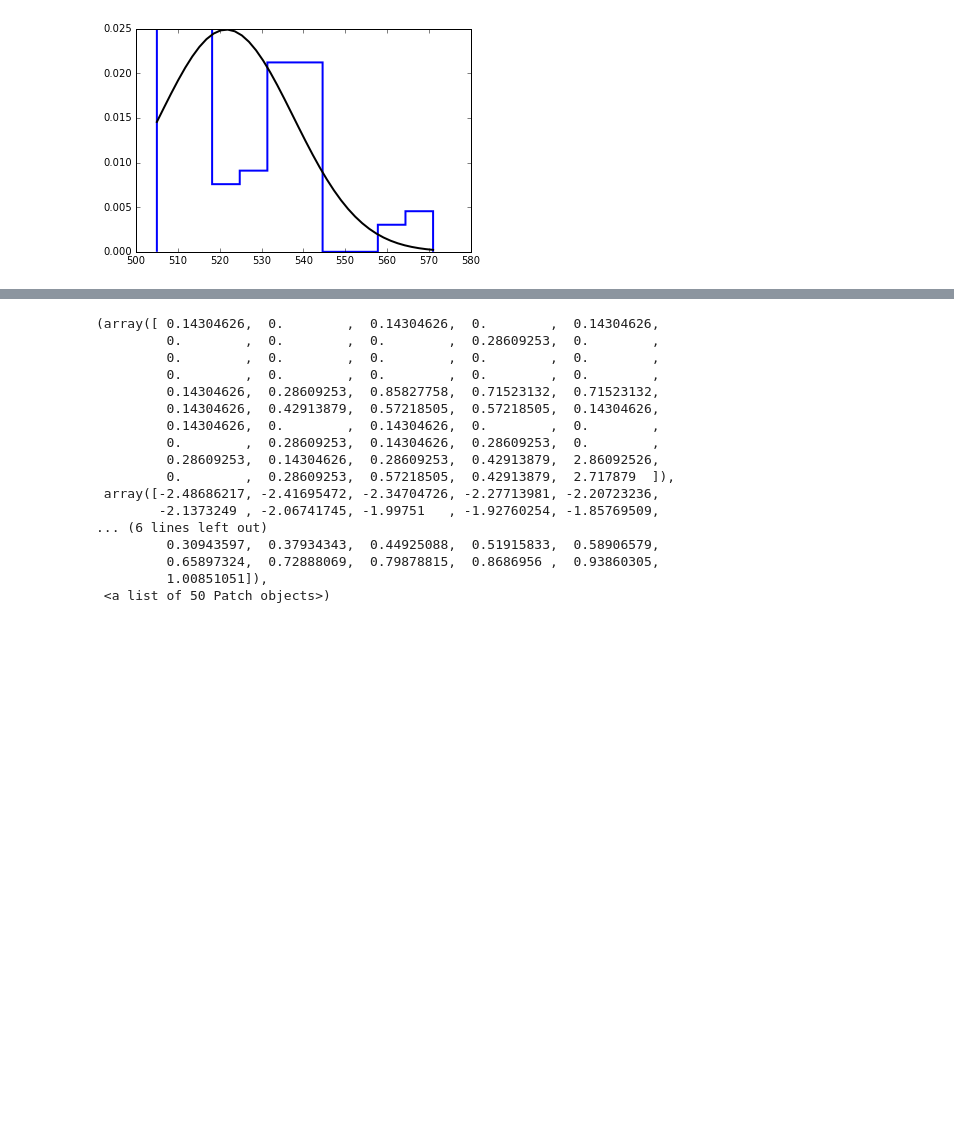
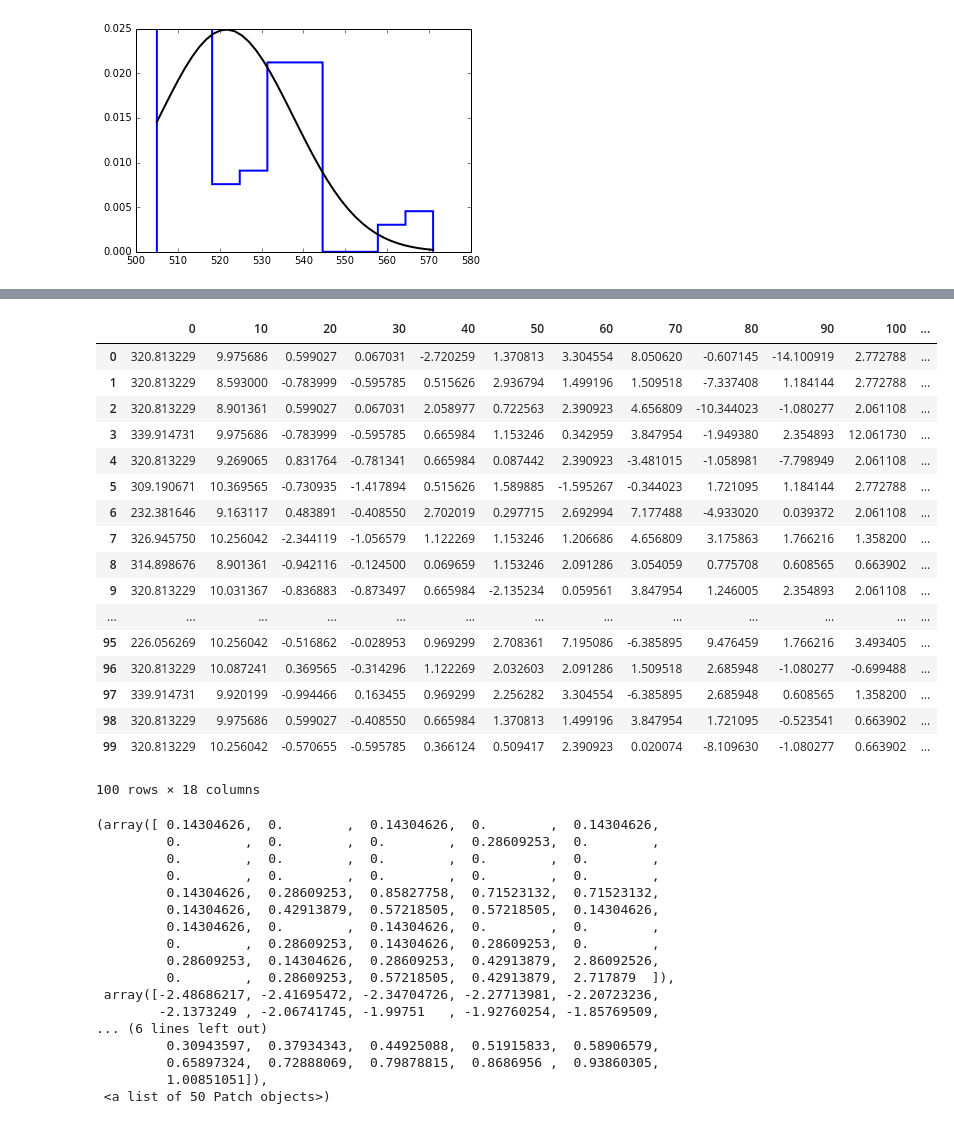
Before and after one commit to a-pradhan/SensorOutputAnalysis, a Jupyter notebook: Sensor Noise Analysis.ipynb, the cells around one changed output, grey strips where cells are left out. Cells and saved outputs as stored; diff of their text form; code cells hidden in the pictures; blank space fills up the shorter version.

```diff
--- a/Sensor Noise Analysis.ipynb
+++ b/Sensor Noise Analysis.ipynb
@@ -89,6 +86,27 @@ actual_distances = range(0,180,10)
 for i in actual_distances:
     df_index = str(i)
     leftIR_noise_df[df_index] = np.array(leftIR_noise_df[df_index] - i)
+# %%
+leftIR_noise_df
+# %% [output]
+|  | 0 | 10 | 20 | 30 | 40 | 50 | 60 | 70 | 80 | 90 | 100 | ... |
+| 0 | 320.813229 | 9.975686 | 0.599027 | 0.067031 | -2.720259 | 1.370813 | 3.304554 | 8.050620 | -0.607145 | -14.100919 | 2.772788 | ... |
+| 1 | 320.813229 | 8.593000 | -0.783999 | -0.595785 | 0.515626 | 2.936794 | 1.499196 | 1.509518 | -7.337408 | 1.184144 | 2.772788 | ... |
+| 2 | 320.813229 | 8.901361 | 0.599027 | 0.067031 | 2.058977 | 0.722563 | 2.390923 | 4.656809 | -10.344023 | -1.080277 | 2.061108 | ... |
+| 3 | 339.914731 | 9.975686 | -0.783999 | -0.595785 | 0.665984 | 1.153246 | 0.342959 | 3.847954 | -1.949380 | 2.354893 | 12.061730 | ... |
+| 4 | 320.813229 | 9.269065 | 0.831764 | -0.781341 | 0.665984 | 0.087442 | 2.390923 | -3.481015 | -1.058981 | -7.798949 | 2.061108 | ... |
+| 5 | 309.190671 | 10.369565 | -0.730935 | -1.417894 | 0.515626 | 1.589885 | -1.595267 | -0.344023 | 1.721095 | 1.184144 | 2.772788 | ... |
+| 6 | 232.381646 | 9.163117 | 0.483891 | -0.408550 | 2.702019 | 0.297715 | 2.692994 | 7.177488 | -4.933020 | 0.039372 | 2.061108 | ... |
+| 7 | 326.945750 | 10.256042 | -2.344119 | -1.056579 | 1.122269 | 1.153246 | 1.206686 | 4.656809 | 3.175863 | 1.766216 | 1.358200 | ... |
+| 8 | 314.898676 | 8.901361 | -0.942116 | -0.124500 | 0.069659 | 1.153246 | 2.091286 | 3.054059 | 0.775708 | 0.608565 | 0.663902 | ... |
+| 9 | 320.813229 | 10.031367 | -0.836883 | -0.873497 | 0.665984 | -2.135234 | 0.059561 | 3.847954 | 1.246005 | 2.354893 | 2.061108 | ... |
+| ... | ... | ... | ... | ... | ... | ... | ... | ... | ... | ... | ... | ... |
+| 95 | 226.056269 | 10.256042 | -0.516862 | -0.028953 | 0.969299 | 2.708361 | 7.195086 | -6.385895 | 9.476459 | 1.766216 | 3.493405 | ... |
+| 96 | 320.813229 | 10.087241 | 0.369565 | -0.314296 | 1.122269 | 2.032603 | 2.091286 | 1.509518 | 2.685948 | -1.080277 | -0.699488 | ... |
+| 97 | 339.914731 | 9.920199 | -0.994466 | 0.163455 | 0.969299 | 2.256282 | 3.304554 | -6.385895 | 2.685948 | 0.608565 | 1.358200 | ... |
+| 98 | 320.813229 | 9.975686 | 0.599027 | -0.408550 | 0.665984 | 1.370813 | 1.499196 | 3.847954 | 1.721095 | -0.523541 | 0.663902 | ... |
+| 99 | 320.813229 | 10.256042 | -0.570655 | -0.595785 | 0.366124 | 0.509417 | 2.390923 | 0.020074 | -8.109630 | -1.080277 | 0.663902 | ... |
+100 rows × 18 columns
 # %%
 leftIR_noise_df
 plt.hist(leftIR_noise_df["20"],bins=50,normed=True)
```
Also changed, not shown: parts of 9 cells of this notebook, 4 other files.
